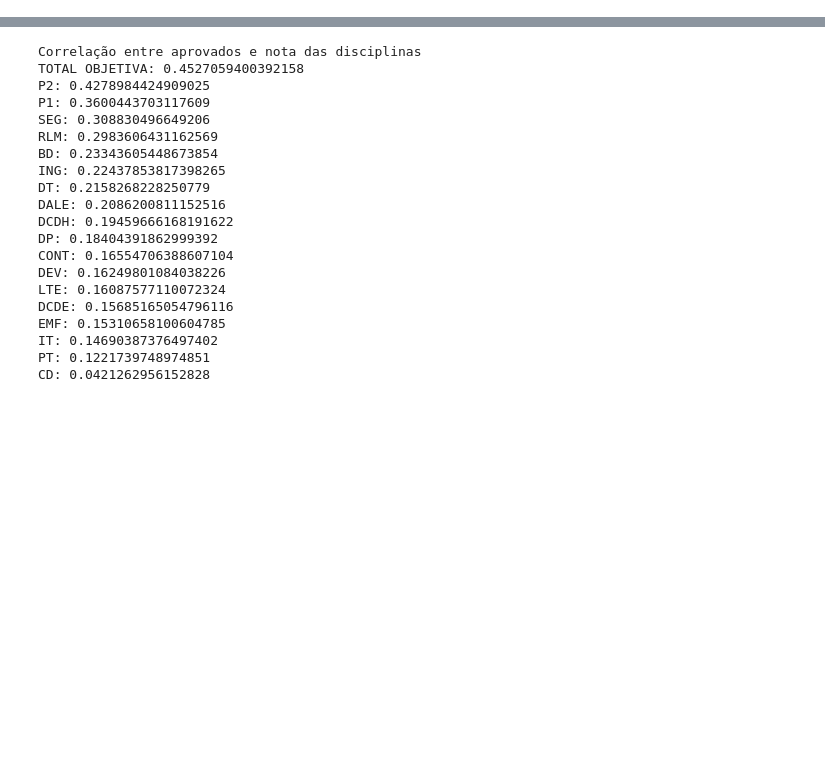
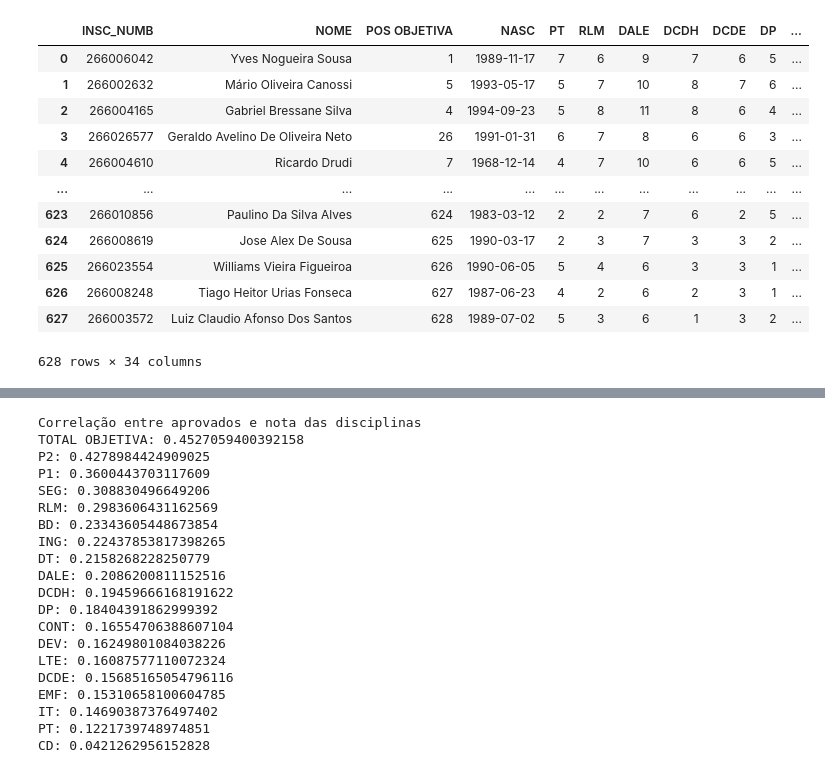
Before and after one commit to rafnleite/SEF-MG, a Jupyter notebook: classificador.ipynb, the cells around one changed output, grey strips where cells are left out. Saved outputs shown, nothing was run; the diff lists cells and outputs as text; code cells hidden in the pictures; blank space fills up the shorter version.

```diff
--- a/classificador.ipynb
+++ b/classificador.ipynb
@@ -72,3 +73,19 @@ resultado_preliminar_ordenado['POS'] = resultado_preliminar_ordenado.index + 1
+# %%
+resultado_preliminar_ordenado
+# %% [output]
+|  | INSC_NUMB | NOME | POS OBJETIVA | NASC | PT | RLM | DALE | DCDH | DCDE | DP | ... |
+| 0 | 266006042 | Yves Nogueira Sousa | 1 | 1989-11-17 | 7 | 6 | 9 | 7 | 6 | 5 | ... |
+| 1 | 266002632 | Mário Oliveira Canossi | 5 | 1993-05-17 | 5 | 7 | 10 | 8 | 7 | 6 | ... |
+| 2 | 266004165 | Gabriel Bressane Silva | 4 | 1994-09-23 | 5 | 8 | 11 | 8 | 6 | 4 | ... |
+| 3 | 266026577 | Geraldo Avelino De Oliveira Neto | 26 | 1991-01-31 | 6 | 7 | 8 | 6 | 6 | 3 | ... |
+| 4 | 266004610 | Ricardo Drudi | 7 | 1968-12-14 | 4 | 7 | 10 | 6 | 6 | 5 | ... |
+| ... | ... | ... | ... | ... | ... | ... | ... | ... | ... | ... | ... |
+| 623 | 266010856 | Paulino Da Silva Alves | 624 | 1983-03-12 | 2 | 2 | 7 | 6 | 2 | 5 | ... |
+| 624 | 266008619 | Jose Alex De Sousa | 625 | 1990-03-17 | 2 | 3 | 7 | 3 | 3 | 2 | ... |
+| 625 | 266023554 | Williams Vieira Figueiroa | 626 | 1990-06-05 | 5 | 4 | 6 | 3 | 3 | 1 | ... |
+| 626 | 266008248 | Tiago Heitor Urias Fonseca | 627 | 1987-06-23 | 4 | 2 | 6 | 2 | 3 | 1 | ... |
+| 627 | 266003572 | Luiz Claudio Afonso Dos Santos | 628 | 1989-07-02 | 5 | 3 | 6 | 1 | 3 | 2 | ... |
+628 rows × 34 columns
 # %%
 resultado_preliminar_ordenado = selecionar_aprovados(resultado_preliminar_ordenado)
 # %%
```
Also changed, not shown: parts of 6 cells of this notebook, 4 other files.
